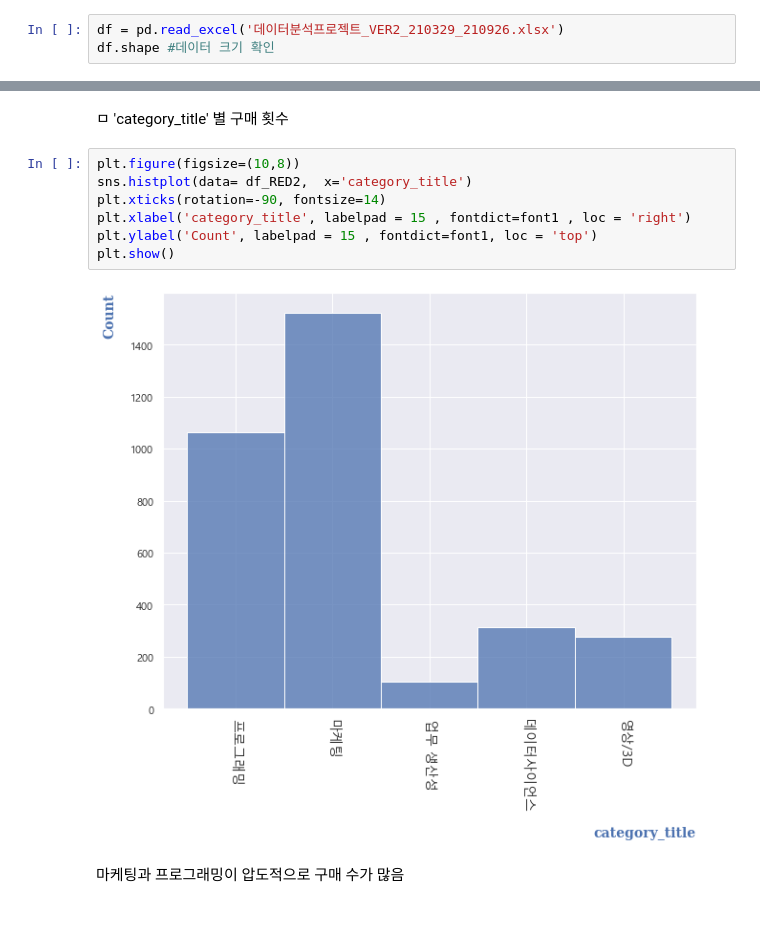
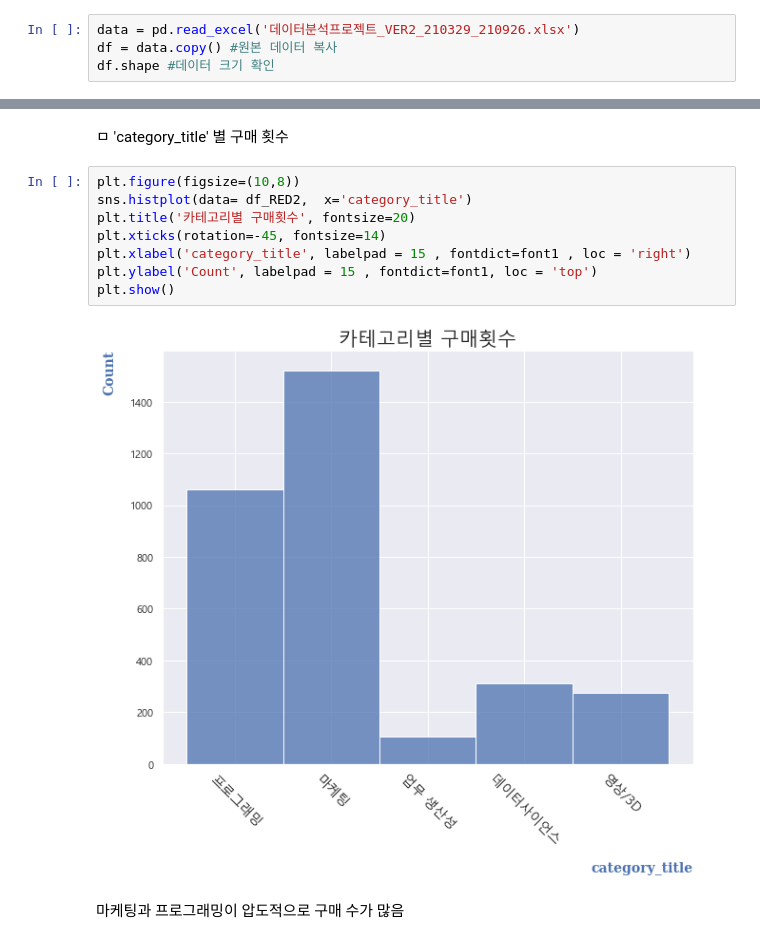
Before and after one commit to yd-online3/fc_miniproject, a Jupyter notebook: fc_mini_chansupark_ForSubmission.ipynb, the cells around one changed output, grey strips where cells are left out. Saved outputs shown, nothing was run; the diff lists cells and outputs as text.

```diff
--- a/fc_mini_chansupark_ForSubmission.ipynb
+++ b/fc_mini_chansupark_ForSubmission.ipynb
@@ -32,7 +32,8 @@ matplotlib.rcParams['axes.unicode_minus'] =False
 # %% [markdown]
 ### 데이터 가져오기
 # %%
-df = pd.read_excel('데이터분석프로젝트_VER2_210329_210926.xlsx')
+data = pd.read_excel('데이터분석프로젝트_VER2_210329_210926.xlsx')
+df = data.copy() #원본 데이터 복사
 df.shape #데이터 크기 확인
 # %% [output]
 (105419, 18)
@@ -719,12 +730,13 @@ C씨의 총 결제 내역은 966,500원입니다.
 # %%
 plt.figure(figsize=(10,8))
 sns.histplot(data= df_RED2,  x='category_title')
-plt.xticks(rotation=-90, fontsize=14)
+plt.title('카테고리별 구매횟수', fontsize=20)
+plt.xticks(rotation=-45, fontsize=14)
 plt.xlabel('category_title', labelpad = 15 , fontdict=font1 , loc = 'right')
 plt.ylabel('Count', labelpad = 15 , fontdict=font1, loc = 'top')
 plt.show()
 # %% [output]
-[figure, old version]
+[figure, new version]
 # %% [markdown]
 마케팅과 프로그래밍이 압도적으로 구매 수가 많음
 # %% [markdown]
```
Also changed, not shown: parts of 35 cells of this notebook.
